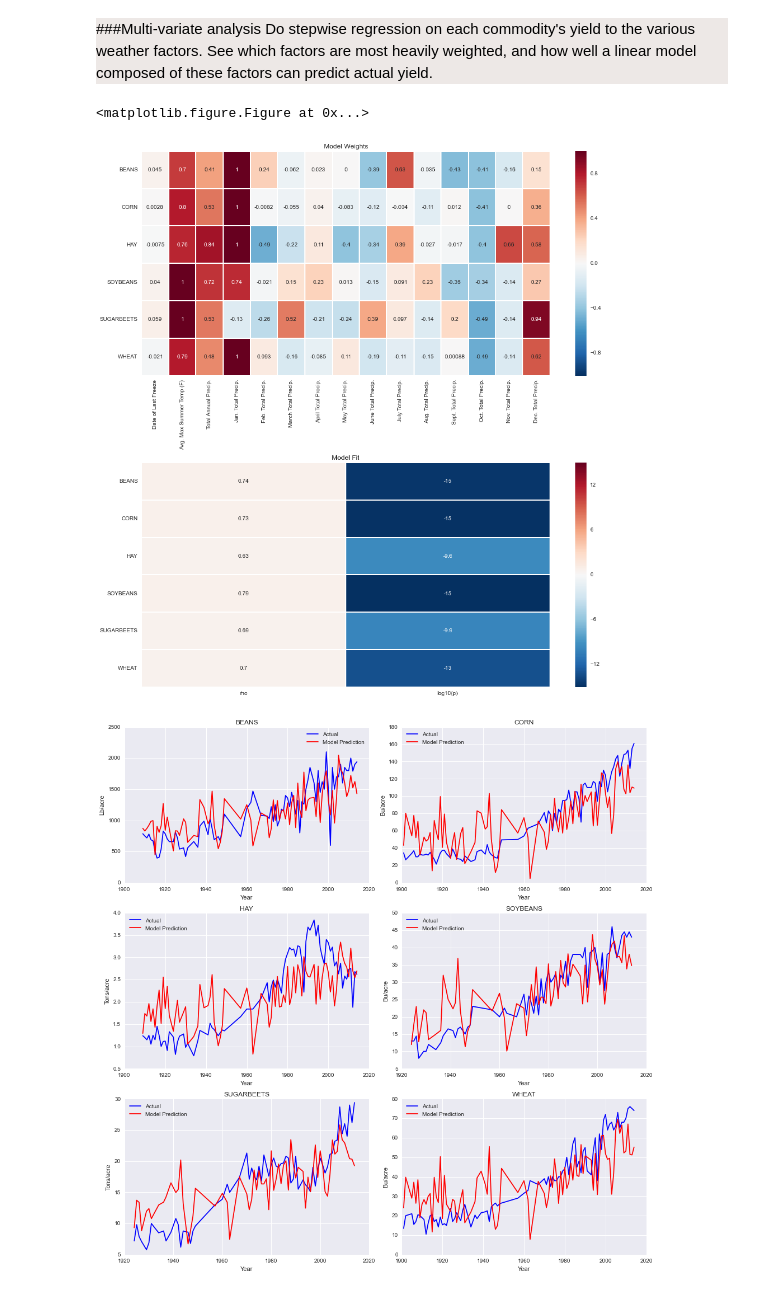
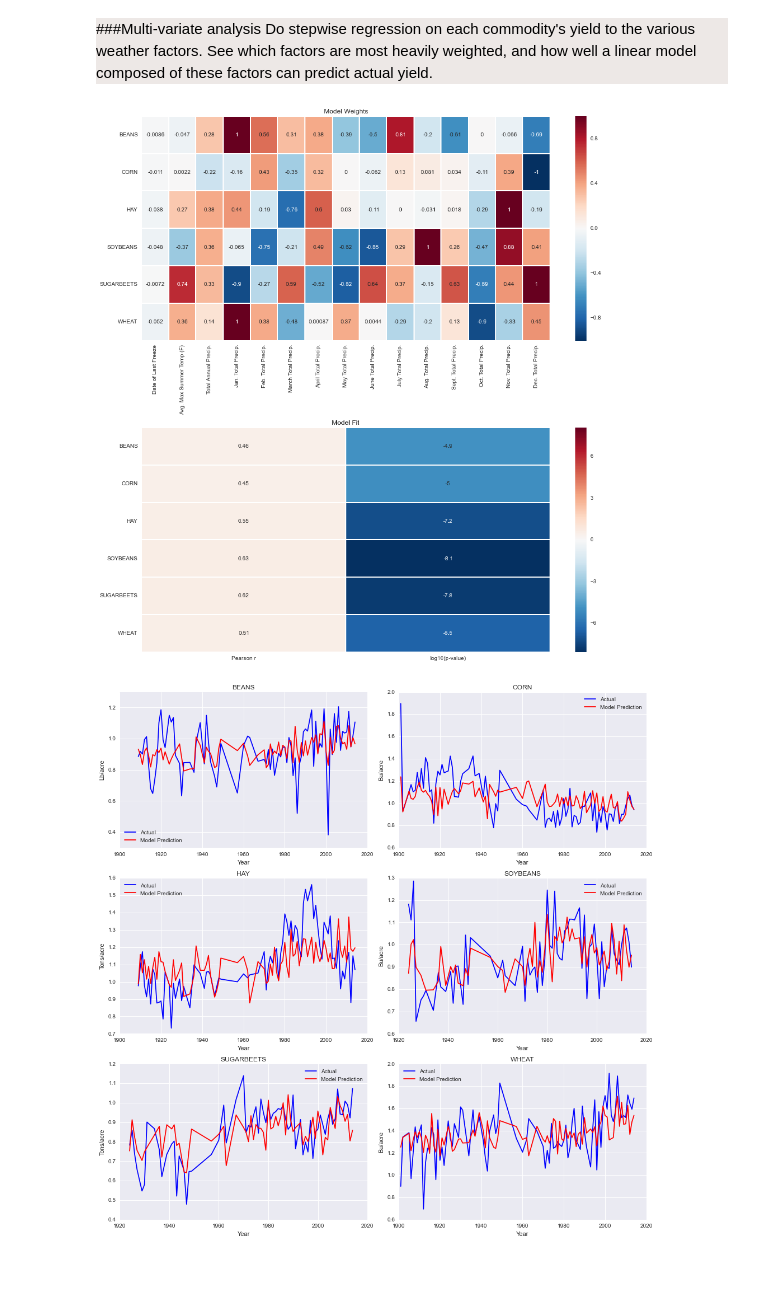
Before and after one commit to dbjohnson/dbj-ipython, a Jupyter notebook: Michigan Crop Yield Analysis/Michigan Crop Yield vs. Weather Analysis.ipynb, the cells around one changed output. Drawn from its saved outputs; the diff is of its cells as text; code cells hidden in the pictures.

```diff
--- a/Michigan Crop Yield Analysis/Michigan Crop Yield vs. Weather Analysis.ipynb
+++ b/Michigan Crop Yield Analysis/Michigan Crop Yield vs. Weather Analysis.ipynb
@@ -230,7 +248,7 @@ widgets.interact(interact, commodity=sorted(commodity_to_yield_units.keys()), fa
 ###Multi-variate analysis
 Do stepwise regression on each commodity's yield to the various weather factors.  See which factors are most heavily weighted, and how well a linear model composed of these factors can predict actual yield.
 # %%
-def stepwise(A, y):
+def stepwise_regression(A, y):
     p = 1
     rho = 0
     cols = []
@@ -270,9 +288,8 @@ def stepwise(A, y):
 
 def draw_model_and_predictions(measure, normalize_model_weights):
     col_names = factor_names[:]
-    heatmap = np.zeros((len(commodity_to_df.keys()), len(col_names)))
-    heatmap2 = np.zeros((len(commodity_to_df.keys()), 2))
-    plt.figure(figsize=(14,8))
+    heatmap_weights = np.zeros((len(commodity_to_df.keys()), len(col_names)))
+    heatmap_model = np.zeros((len(commodity_to_df.keys()), 2))
     ys = []
     yhats = []
     for row, commodity in enumerate(sorted(commodity_to_df)):
@@ -280,44 +297,44 @@ def draw_model_and_predictions(measure, normalize_model_weights):
         x = df.as_matrix(columns=factor_names)
         y = df.as_matrix(columns=[measure])
         A = np.hstack((x, np.ones((x.shape[0], 1))))
-        p, rho, cols, weights, yhat = stepwise(A, y)
+        p, rho, cols, weights, yhat = stepwise_regression(A, y)
         ys.append(y)
         yhats.append(yhat)
         absmax = max(np.abs(weights[:-1]))
         for (col, weight) in zip(cols, weights):
             if col == len(factor_names):  # bias weight
                 continue
-            heatmap[row, col] = weight
+
+            heatmap_weights[row, col] = weight
             if normalize_model_weights:
-                heatmap[row, col] /= absmax
+                heatmap_weights[row, col] /= absmax
 
-        heatmap2[row, 0] = rho
-        heatmap2[row, 1] = np.log10(p)
+        heatmap_model[row, 0] = rho
+        heatmap_model[row, 1] = np.log10(p)
 
     plt.figure(figsize=(14, 14))
     plt.subplot(211)
-    sns.heatmap(heatmap, annot=True, xticklabels=col_names, yticklabels=sorted(commodity_to_df.keys()))
+    sns.heatmap(heatmap_weights, annot=True, xticklabels=col_names, yticklabels=sorted(commodity_to_df.keys()))
     plt.title('Model Weights')
     plt.subplot(212)
-    sns.heatmap(heatmap2, annot=True, xticklabels=['rho', 'log10(p)'], yticklabels=sorted(commodity_to_df.keys()))
+    sns.heatmap(heatmap_model, annot=True, xticklabels=['Pearson r', 'log10(p-value)'], yticklabels=sorted(commodity_to_df.keys()))
     plt.title('Model Fit')
     plt.tight_layout()
 
     plt.figure(figsize=(14, 14))
     for i, (y, yhat, commodity) in enumerate(zip(ys, yhats, sorted(commodity_to_df.keys()))):
         plt.subplot(3, 2, i+1)
         plt.plot(commodity_to_df[commodity].index, y, 'b', label='Actual')
         plt.hold(True)
         plt.plot(commodity_to_df[commodity].index, yhat, 'r', label='Model Prediction')
         plt.title(commodity)
         plt.xlabel('Year')
         plt.ylabel(commodity_to_yield_units[commodity])
         plt.legend(loc=0)
     plt.tight_layout()
 
 
-widgets.interact(draw_model_and_predictions, measure=['Michigan Yield', 'Normalized Yield', 'US Total'], normalize_model_weights=True);
+widgets.interact(draw_model_and_predictions, measure=['Normalized Yield', 'Michigan Yield', 'US Total'], normalize_model_weights=True);
 # %% [output]
-<matplotlib.figure.Figure at 0x...>
-[figure, old version]
+[figure, new version]
-[figure, old version]
+[figure, new version]
```
Also changed, not shown: parts of 27 cells of this notebook.
